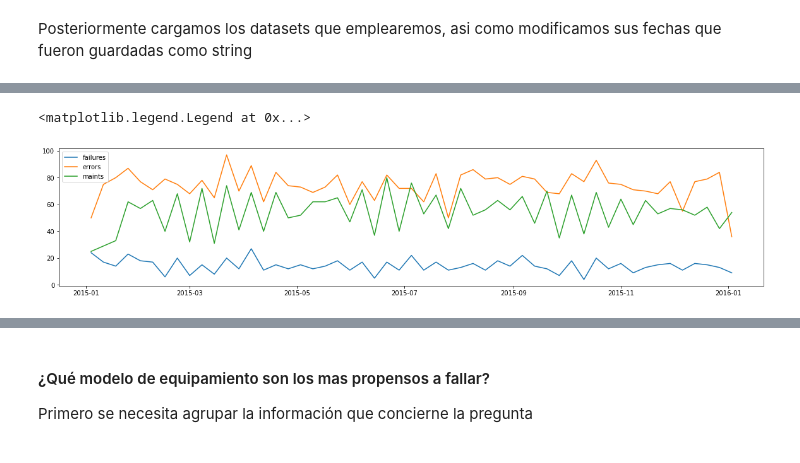
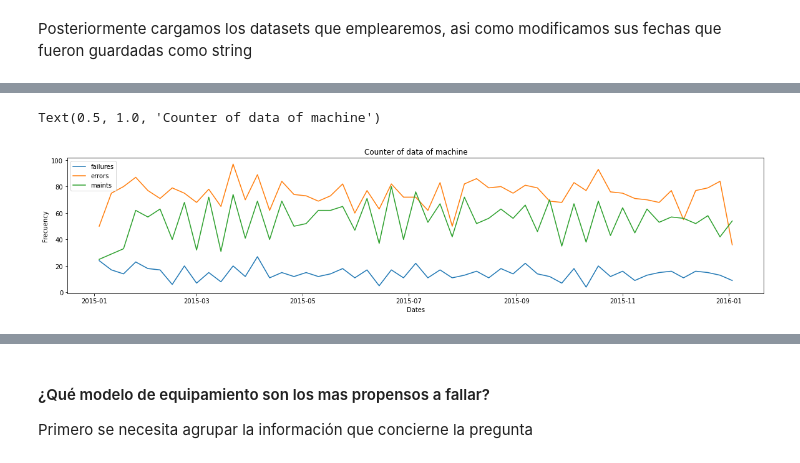
Before and after one commit to Brami01/TIC_Project_PM, a Jupyter notebook: main.ipynb, the cells around one changed output, grey strips where cells are left out. Saved outputs shown, nothing was run; the diff lists cells and outputs as text; code cells hidden in the pictures.

Commit message:
added more plots

```diff
--- a/main.ipynb
+++ b/main.ipynb
@@ -142,14 +125,17 @@ plt.legend(['volt', 'rotate', 'pressure', 'vibration'])
 # %%
 failures_week = failures.groupby('datetime').count().groupby(pd.Grouper(freq="1W")).sum()
 errors_week = errors.groupby('datetime').count().groupby(pd.Grouper(freq="1W")).sum()
 maint_week = maint[maint['datetime'] >= pd.to_datetime('2015-01-01')].groupby('datetime').count().groupby(pd.Grouper(freq="1W")).sum()
 
 plt.figure(figsize=(20,4))
 plt.plot(failures_week.index, failures_week['machineID'])
 plt.plot(errors_week.index, errors_week['machineID'])
 plt.plot(maint_week.index, maint_week['machineID'])
 plt.legend(['failures', 'errors', 'maints'])
+plt.xlabel('Dates')
+plt.ylabel('Frecuency')
+plt.title('Counter of data of machine')
 # %% [output]
-<matplotlib.legend.Legend at 0x...>
+Text(0.5, 1.0, 'Counter of data of machine')
-[figure, old version]
+[figure, new version]
 # %%
```
Also changed, not shown: parts of 14 cells of this notebook.
